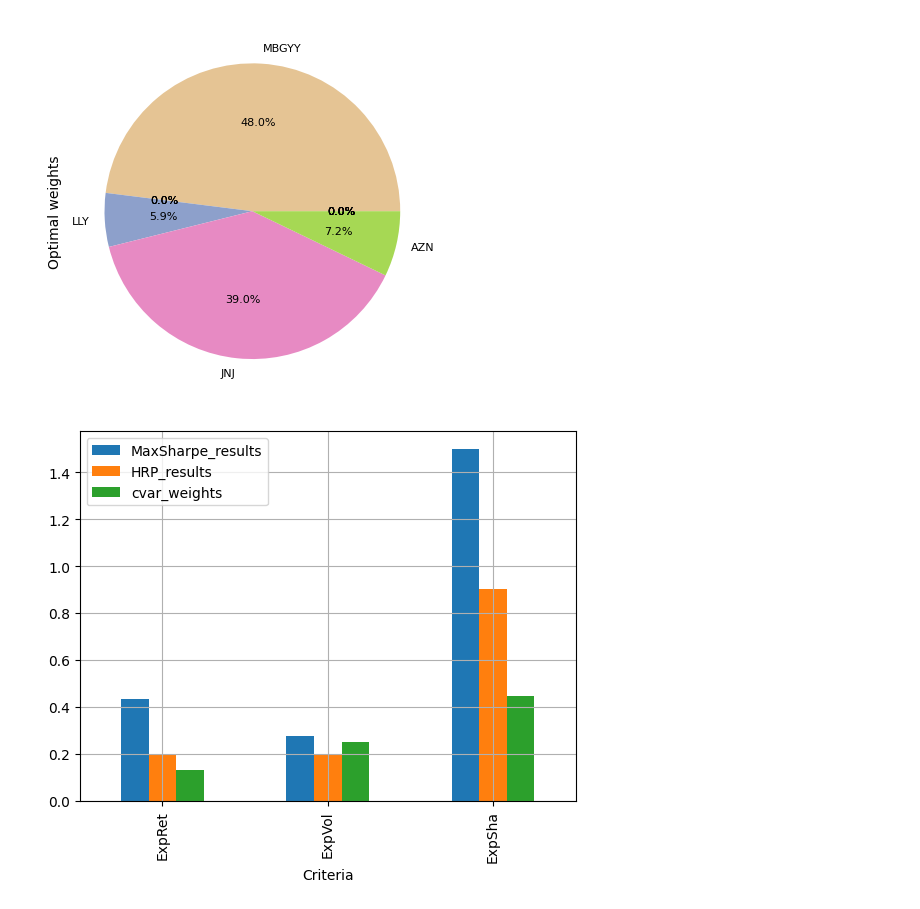
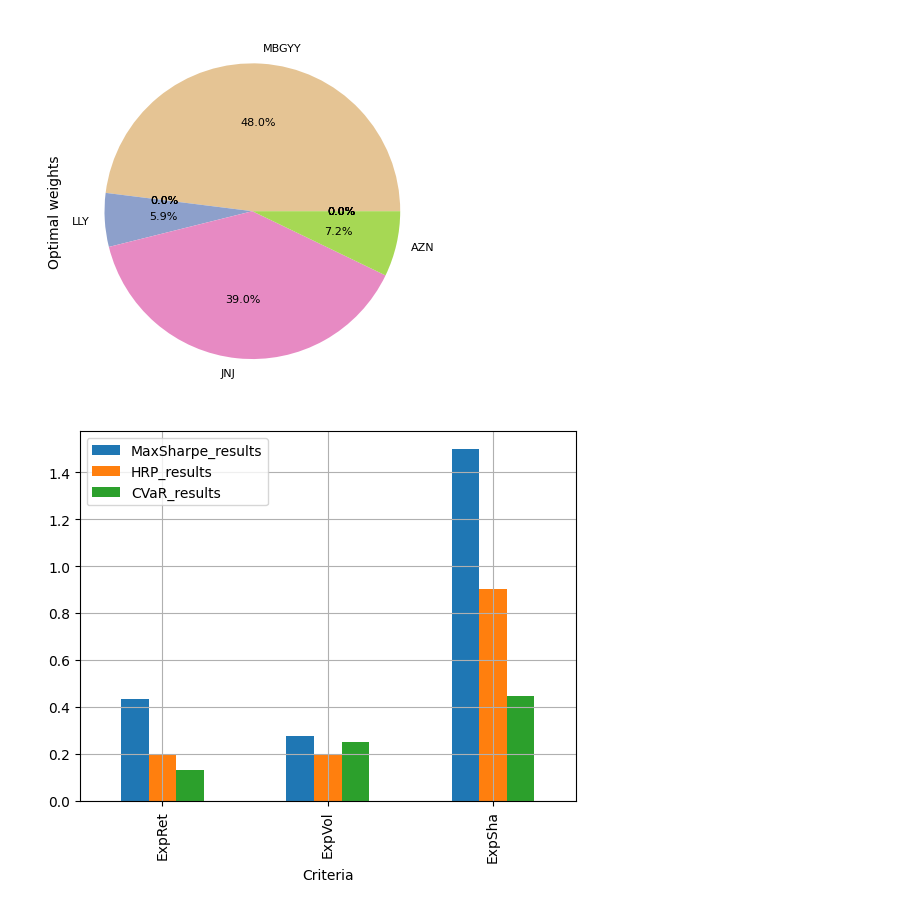
Before and after one commit to TheAmirHK/Portfolio-analysis-and-optimization, a Jupyter notebook: Protifolio_Optimization_via_PyPortfolioOpt.ipynb, the cells around one changed output. Saved outputs shown, nothing was run; the diff lists cells and outputs as text; code cells hidden in the pictures.

```diff
--- a/Protifolio_Optimization_via_PyPortfolioOpt.ipynb
+++ b/Protifolio_Optimization_via_PyPortfolioOpt.ipynb
@@ -202,7 +202,7 @@ def Efficient_CVaR (data, wealth):
     share_volume(cleaned_weights,data, 5000 )
     results = evaluation (data, weights = Optimal_weights.iloc[0].T)
     return results
-cvar_weights = Efficient_CVaR(portfolio, wealth)
+CVaR_results = Efficient_CVaR(portfolio, wealth)
 # %% [output]
 Not allocated budegt: 413.18 $ out of 5000.00 $
             Price  Optimal Weights  Optimal Volume    Total pay
@@ -223,13 +223,13 @@ AZN     63.660000          0.07151             6.0   381.959999
 # %%
 df = pd.DataFrame({
 'Criteria': ['ExpRet', 'ExpVol', 'ExpSha'],
 'MaxSharpe_results': MaxSharpe_results.iloc[0].values.tolist(),
 'HRP_results': (HRP_results.iloc[0]).values.tolist(),
-'cvar_weights': (cvar_weights.iloc[0]).values.tolist()
+'CVaR_results': (CVaR_results.iloc[0]).values.tolist()
 })
 
 # plotting graph
-df.plot(x="Criteria", y=["MaxSharpe_results", "HRP_results","cvar_weights" ], kind="bar", grid=True)
+df.plot(x="Criteria", y=["MaxSharpe_results", "HRP_results","CVaR_results" ], kind="bar", grid=True)
 plt.show()
 # %% [output]
-[figure, old version]
+[figure, new version]
```
